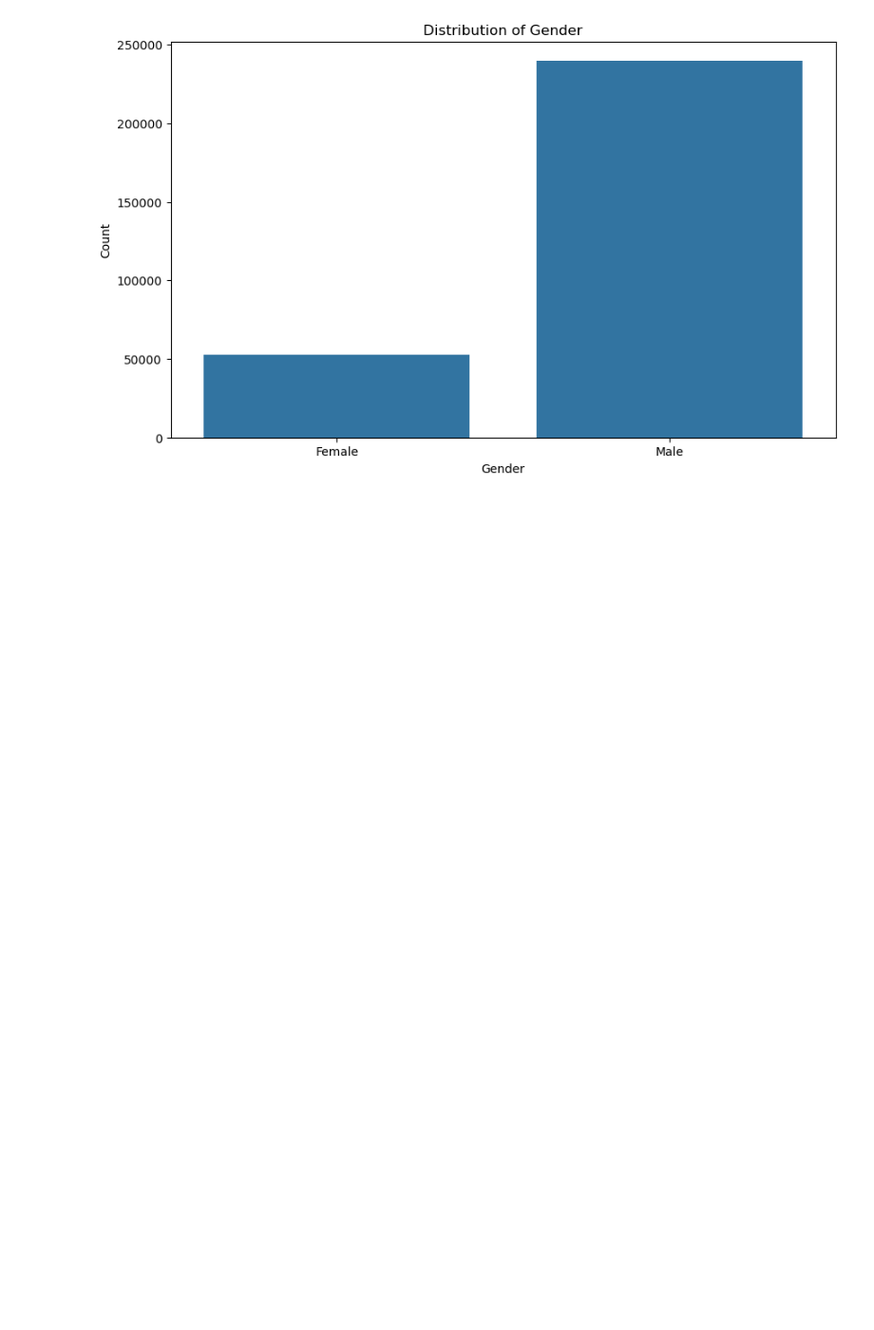
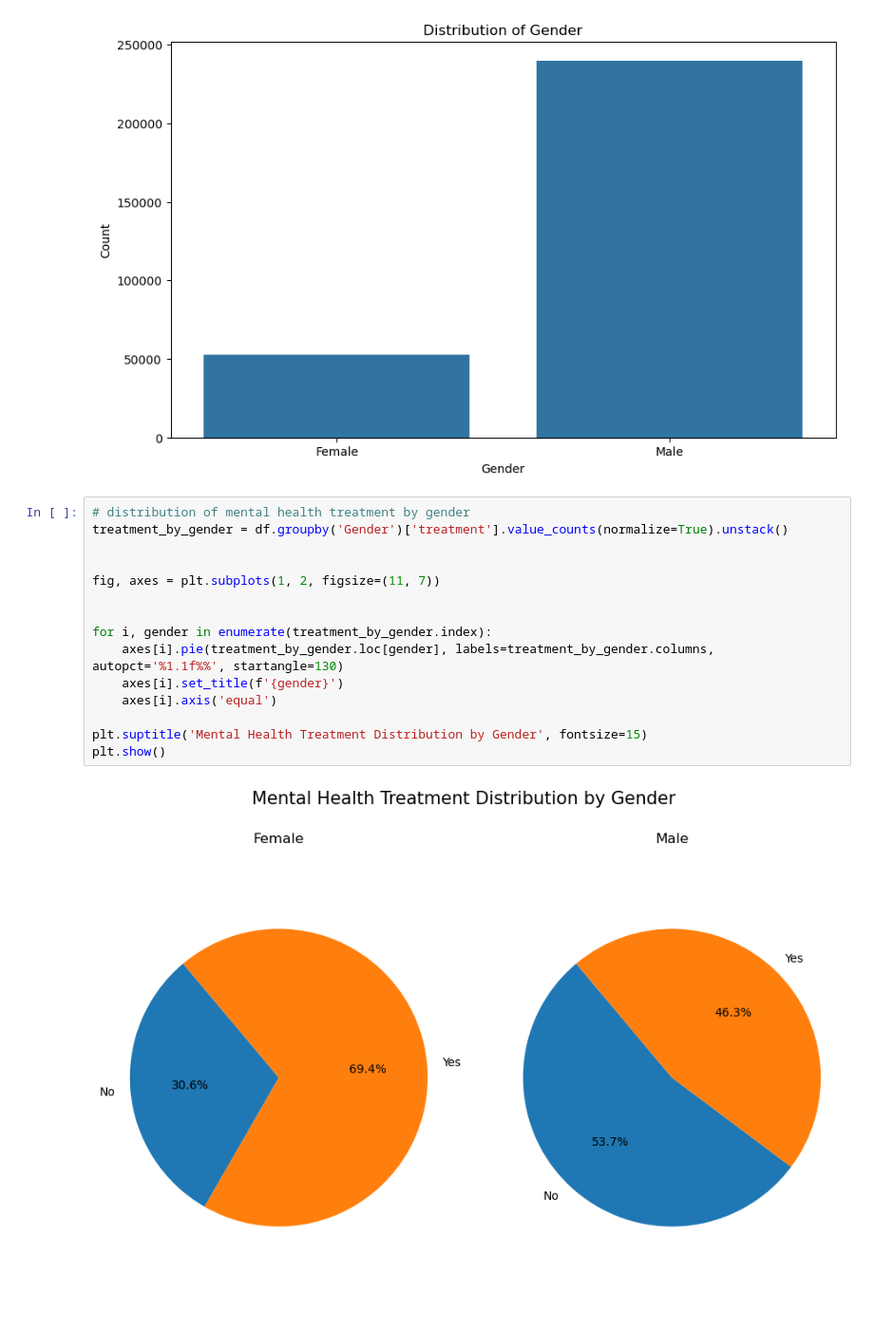
Before and after one commit to reneczka/mental-health, a Jupyter notebook: mental_health.ipynb, the cells around one changed output. Shown: that part at 95% size. Drawn from its saved outputs; the diff is of its cells as text; blank space fills up the shorter version.

Commit message:
add distribution of mental health treatment by gender

```diff
--- a/mental_health.ipynb
+++ b/mental_health.ipynb
@@ -107,3 +107,20 @@ plt.ylabel('Count')
 plt.show()
 # %% [output]
 [figure]
+# %%
+# distribution of mental health treatment by gender
+treatment_by_gender = df.groupby('Gender')['treatment'].value_counts(normalize=True).unstack()
+
+
+fig, axes = plt.subplots(1, 2, figsize=(11, 7))
+
+
+for i, gender in enumerate(treatment_by_gender.index):
+    axes[i].pie(treatment_by_gender.loc[gender], labels=treatment_by_gender.columns, autopct='%1.1f%%', startangle=130)
+    axes[i].set_title(f'{gender}')
+    axes[i].axis('equal')
+
+plt.suptitle('Mental Health Treatment Distribution by Gender', fontsize=15)
+plt.show()
+# %% [output]
+[figure, added]
```
Also changed, not shown: 2 other files.
